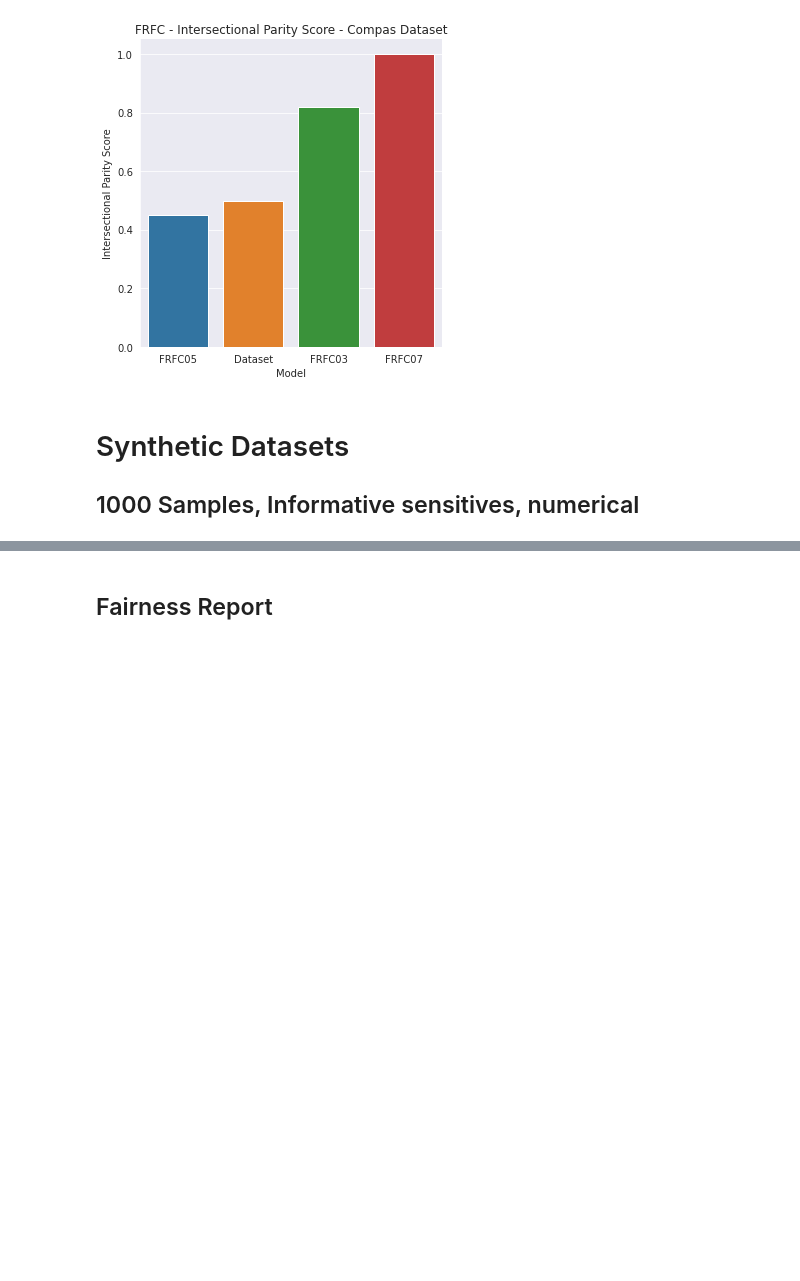
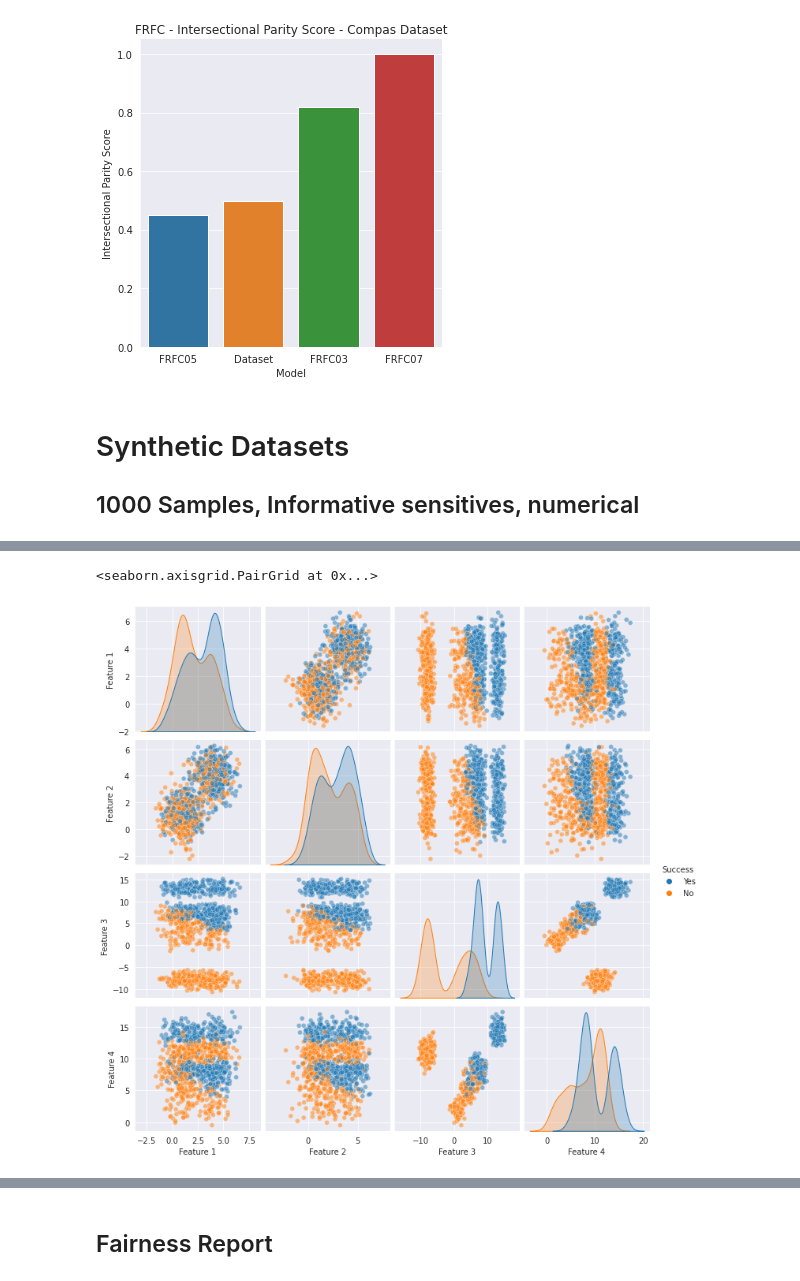
Before and after one commit to bcwein/Forseti, a Jupyter notebook: notebooks/model-evaluation.ipynb, the cells around one changed output, grey strips where cells are left out. Saved outputs shown, nothing was run; the diff lists cells and outputs as text; code cells hidden in the pictures; blank space fills up the shorter version.

```diff
--- a/notebooks/model-evaluation.ipynb
+++ b/notebooks/model-evaluation.ipynb
@@ -479,3 +497,12 @@ clf.fit()
+# %%
+sns.pairplot(
+    data=df,
+    hue='Success',
+    plot_kws={'alpha':0.5}
+)
+# %% [output]
+<seaborn.axisgrid.PairGrid at 0x...>
+[figure, added]
 # %%
 tmp, _ = translate_categorical(test);
 y = tmp['Success'];
```
Also changed, not shown: parts of 17 cells of this notebook, 5 other files.
